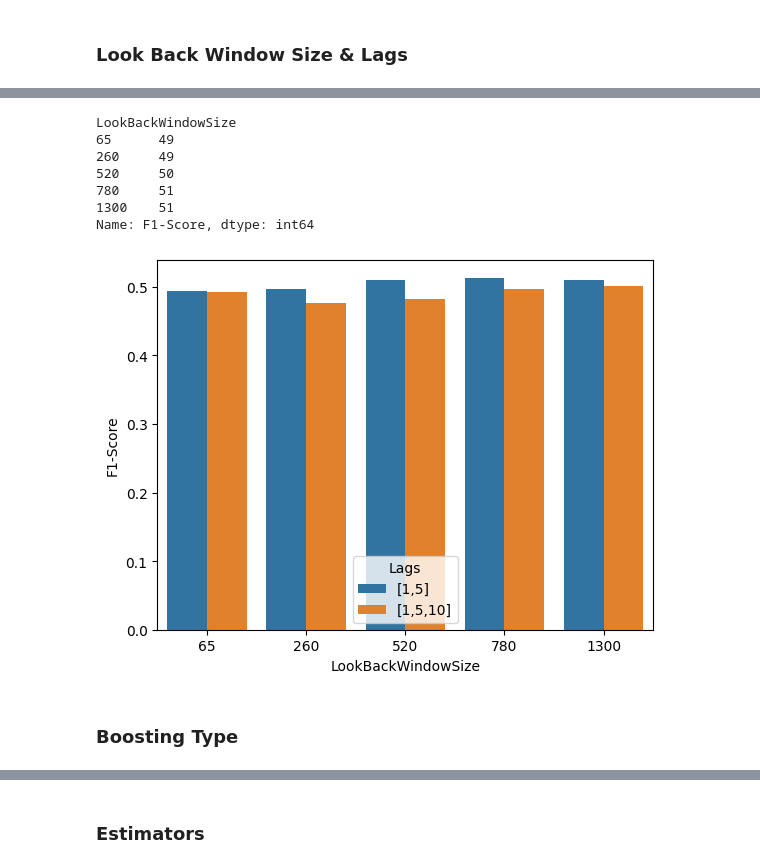
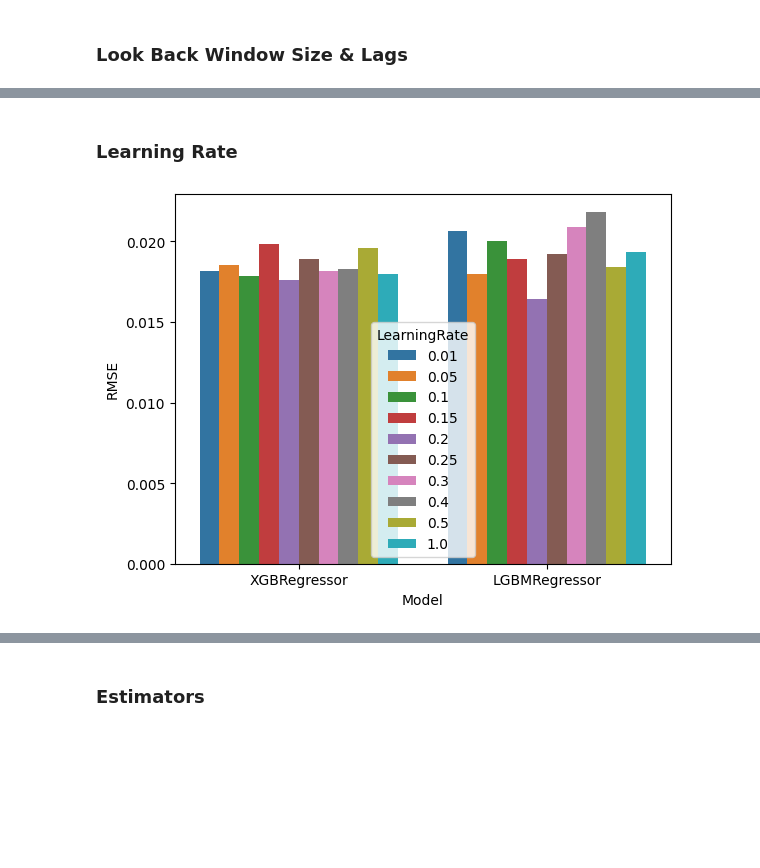
Before and after one commit to domreichl/trading-ml, a Jupyter notebook: notebooks/tuning/hypertuning_boosting.ipynb, the cells around one changed output, grey strips where cells are left out. Saved outputs shown, nothing was run; the diff lists cells and outputs as text; code cells hidden in the pictures; blank space fills up the shorter version.

```diff
--- a/notebooks/tuning/hypertuning_boosting.ipynb
+++ b/notebooks/tuning/hypertuning_boosting.ipynb
@@ -6,7 +6,7 @@ import seaborn as sns
 # %% [markdown]
 ## LGBMRegressor & XGBRegressor
 # %%
-metric = "PredictiveScore"
+metric = "RMSE"
 # %% [markdown]
 ### Look Back Window Size & Lags
 # %%
@@ -25,15 +27,7 @@ Name: PredictiveScore, dtype: int64
+# %% [markdown]
+### Learning Rate
 # %%
-xgb = pd.read_csv("../results/tuning/XGBRegressor_lbws.csv", sep=";")
-print(round(xgb.groupby("LookBackWindowSize")[metric].mean()*100).astype(int))
-sns.barplot(x="LookBackWindowSize", y=metric, hue="Lags", data=xgb);
+lr = pd.read_csv("../../results/tuning/boosting_lr.csv", sep=";")
+sns.barplot(x="Model", y=metric, hue="LearningRate", data=lr);
 # %% [output]
-LookBackWindowSize
-65      49
-260     49
-520     50
-780     51
-1300    51
-Name: F1-Score, dtype: int64
-[figure, old version]
+[figure, new version]
-# %% [markdown]
-### Boosting Type
```
Also changed, not shown: parts of 9 cells of this notebook, 9 other files.
